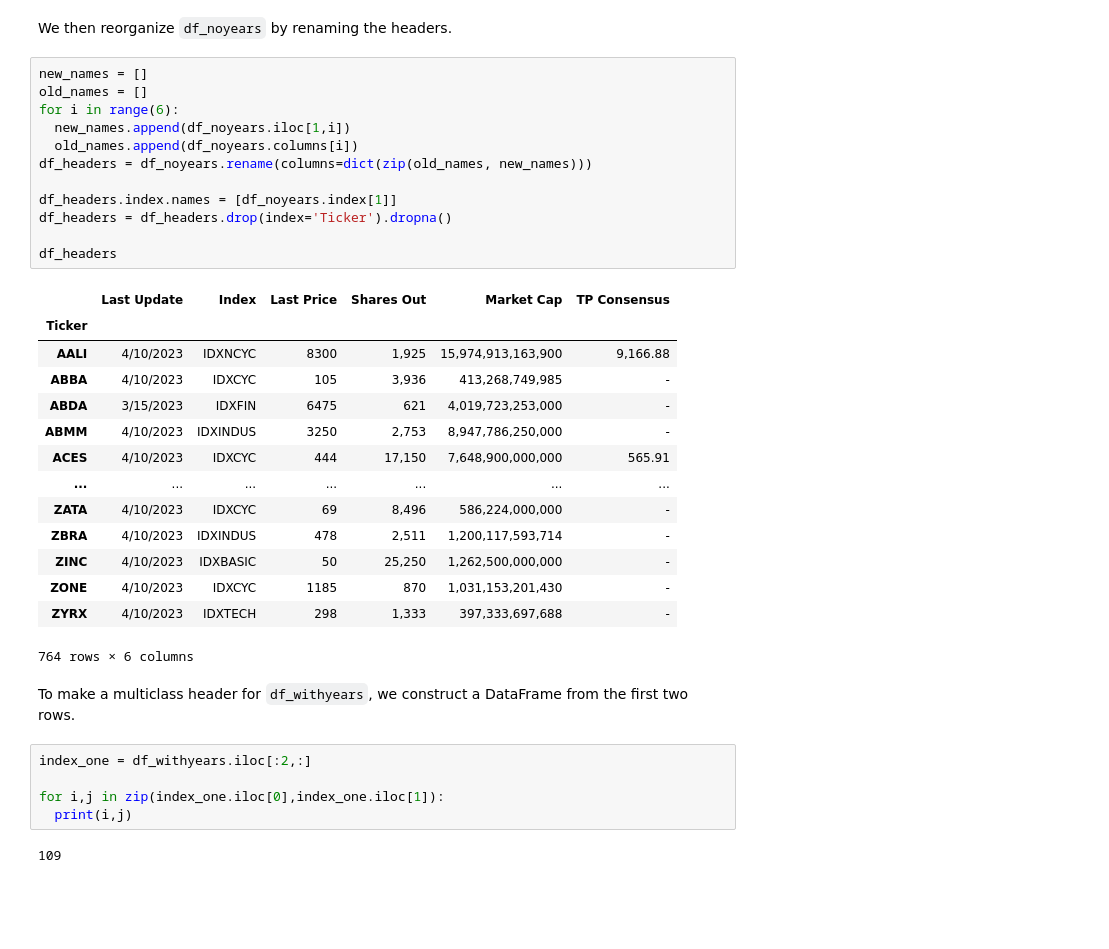
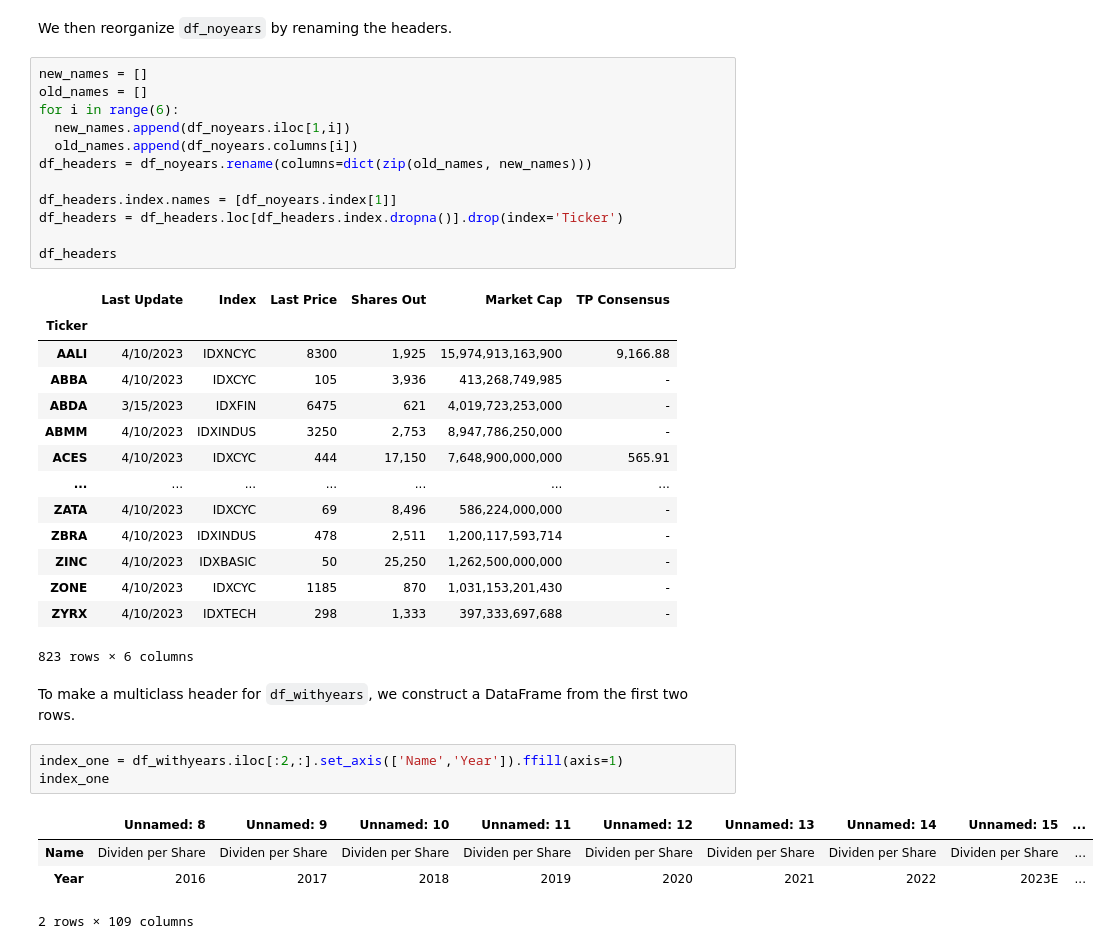
Before and after one commit to thariqziyad/PythonCourse2023, a Jupyter notebook: Test_Analysis.ipynb, the cells around one changed output. Saved outputs shown, nothing was run; the diff lists cells and outputs as text; blank space fills up the shorter version.

```diff
--- a/Test_Analysis.ipynb
+++ b/Test_Analysis.ipynb
@@ -81,7 +81,7 @@ for i in range(6):
 df_headers = df_noyears.rename(columns=dict(zip(old_names, new_names)))
 
 df_headers.index.names = [df_noyears.index[1]]
-df_headers = df_headers.drop(index='Ticker').dropna()
+df_headers = df_headers.loc[df_headers.index.dropna()].drop(index='Ticker')
 
 df_headers
 # %% [output]
@@ -98,13 +98,14 @@ df_headers
 | ZINC | 4/10/2023 | IDXBASIC | 50 | 25,250 | 1,262,500,000,000 | - |
 | ZONE | 4/10/2023 | IDXCYC | 1185 | 870 | 1,031,153,201,430 | - |
 | ZYRX | 4/10/2023 | IDXTECH | 298 | 1,333 | 397,333,697,688 | - |
-764 rows × 6 columns
+823 rows × 6 columns
 # %% [markdown]
 To make a multiclass header for `df_withyears`, we construct a DataFrame from the first two rows.
-# %%
-index_one = df_withyears.iloc[:2,:]
-
-for i,j in zip(index_one.iloc[0],index_one.iloc[1]):
-  print(i,j)
-# %% [output]
-109
+# %%
+index_one = df_withyears.iloc[:2,:].set_axis(['Name','Year']).ffill(axis=1)
+index_one
+# %% [output]
+|  | Unnamed: 8 | Unnamed: 9 | Unnamed: 10 | Unnamed: 11 | Unnamed: 12 | Unnamed: 13 | Unnamed: 14 | Unnamed: 15 | ... |
+| Name | Dividen per Share | Dividen per Share | Dividen per Share | Dividen per Share | Dividen per Share | Dividen per Share | Dividen per Share | Dividen per Share | ... |
+| Year | 2016 | 2017 | 2018 | 2019 | 2020 | 2021 | 2022 | 2023E | ... |
+2 rows × 109 columns
```
Also changed, not shown: parts of 5 cells of this notebook.
